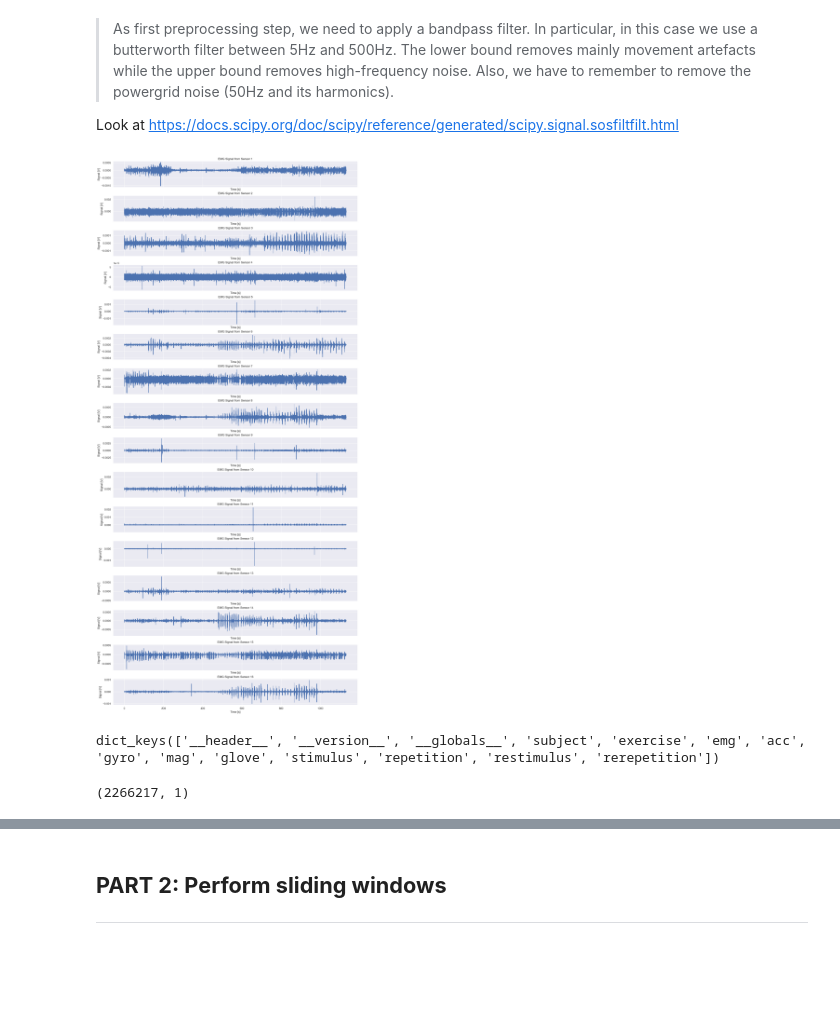
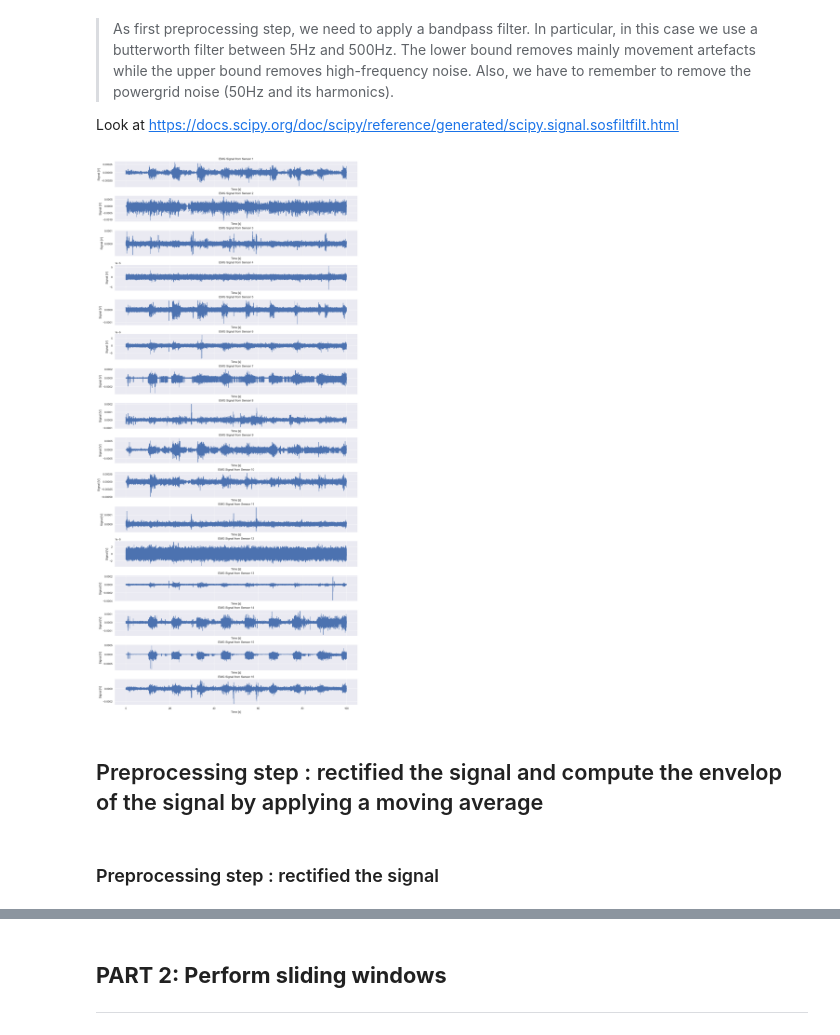
Before and after one commit to claireFriedrich/NSSP, a Jupyter notebook: Miniprojet3/Miniproject 3.ipynb, the cells around one changed output, grey strips where cells are left out. Saved outputs shown, nothing was run; the diff lists cells and outputs as text; code cells hidden in the pictures; blank space fills up the shorter version.

```diff
--- a/Miniprojet3/Miniproject 3.ipynb
+++ b/Miniprojet3/Miniproject 3.ipynb
@@ -219,7 +219,7 @@ emg.shape
 # %% [markdown]
 ## Plot raw data
 # %%
-def plot_emg_signals(emg, fs):
+def plot_emg_signals(emg, fs, time_stop = emg.shape[0]):
     """
     This function plots EMG (Electromyography) signals.
 
@@ -230,13 +230,13 @@ def plot_emg_signals(emg, fs):
     Returns:
     None: This function doesn't return anything but plots the EMG signals.
     """
-    tsteps = np.arange(0, emg.shape[0]/fs, 1/fs)
+    tsteps = np.arange(0, time_stop/fs, 1/fs)
     n_channels = emg.shape[1]
 
     fig, axes = plt.subplots(n_channels, 1, sharex=True, constrained_layout=True, figsize=(15, 2*n_channels))
 
     for i in range(n_channels):
-        axes[i].plot(tsteps, emg[:, i])
+        axes[i].plot(tsteps, emg[:time_stop, i])
         axes[i].set_title(f'EMG Signal from Sensor {i+1}')
         axes[i].set_xlabel("Time [s]")
         axes[i].set_ylabel("Signal [V]")
@@ -268,14 +268,10 @@ def preprocess_emg(emg, fs, bandpass_range=(5, 500), powergrid_noise_harmonics=r
 # %%
 emg_filtered = preprocess_emg(emg, fs)
 # %%
-plot_emg_signals(emg_filtered, fs)
+plot_emg_signals(emg_filtered, fs, time_stop = 200000)
 # %% [output]
-[figure, old version]
+[figure, new version]
-# %%
-data.keys()
-# %% [output]
-dict_keys(['__header__', '__version__', '__globals__', 'subject', 'exercise', 'emg', 'acc', 'gyro', 'mag', 'glove', 'stimulus', 'repetition', 'restimulus', 'rerepetition'])
-# %%
-data['restimulus'].shape
-# %% [output]
-(2266217, 1)
+# %% [markdown]
+## Preprocessing step : rectified the signal and compute the envelop of the signal by applying a moving average
+# %% [markdown]
+### Preprocessing step : rectified the signal
```
Also changed, not shown: parts of 17 cells of this notebook.
